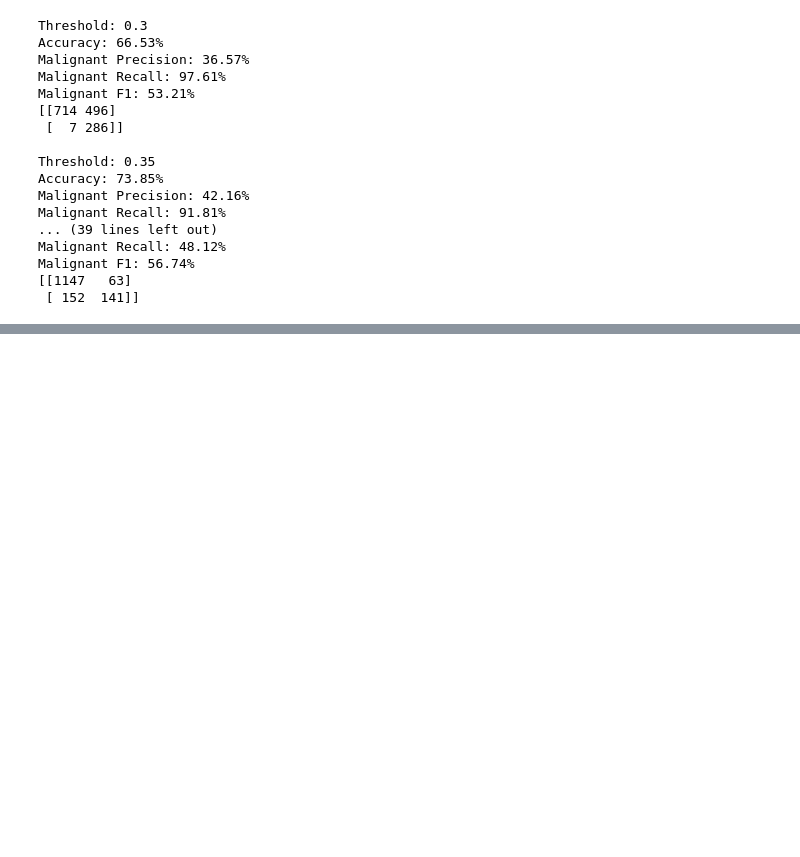
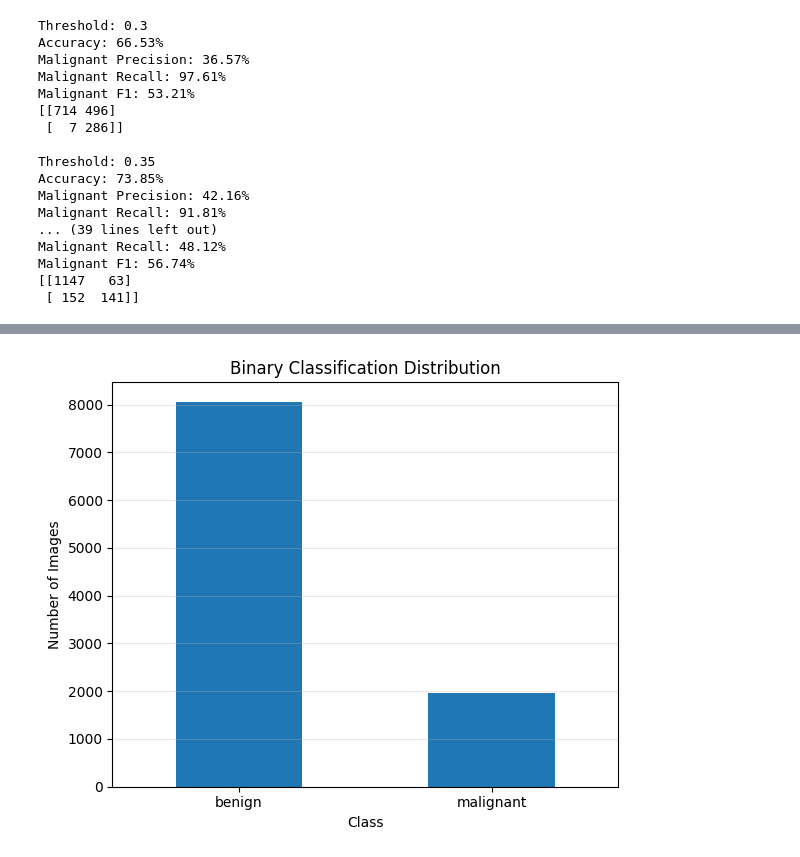
Before and after one commit to v1hxnga/MelanoDetect, a Jupyter notebook: notebooks/06_efficientnet_b1_binary.ipynb, the cells around one changed output, grey strips where cells are left out. Cells and saved outputs as stored; diff of their text form; code cells hidden in the pictures; blank space fills up the shorter version.

```diff
--- a/notebooks/06_efficientnet_b1_binary.ipynb
+++ b/notebooks/06_efficientnet_b1_binary.ipynb
@@ -883,0 +918,15 @@ Malignant F1: 56.74%
+# %%
+binary_counts = df["binary_label"].value_counts()
+
+plt.figure(figsize=(6, 5))
+binary_counts.plot(kind="bar")
+plt.title("Binary Classification Distribution")
+plt.xlabel("Class")
+plt.ylabel("Number of Images")
+plt.xticks(rotation=0)
+plt.grid(axis="y", alpha=0.3)
+plt.tight_layout()
+plt.savefig(os.path.join(SAVE_DIR, "02_binary_distribution.png"), dpi=300)
+plt.show()
+# %% [output]
+[figure, added]
```
Also changed, not shown: parts of 37 cells of this notebook, 9 other files.
